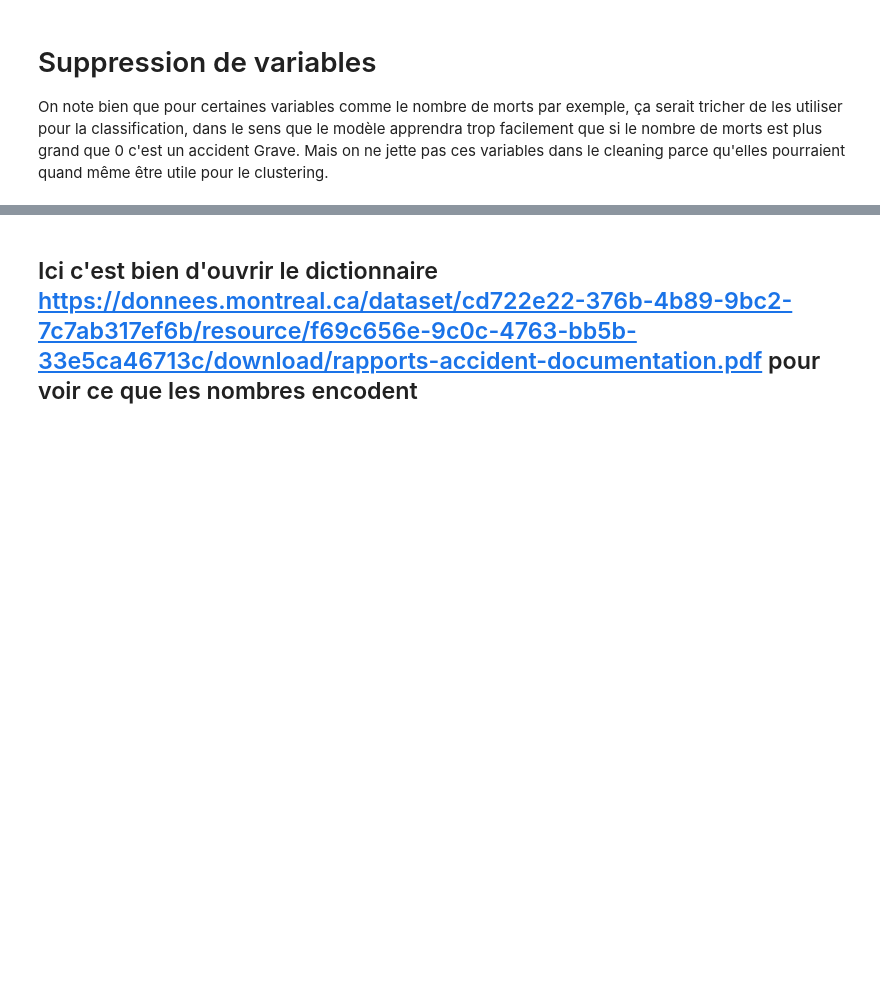
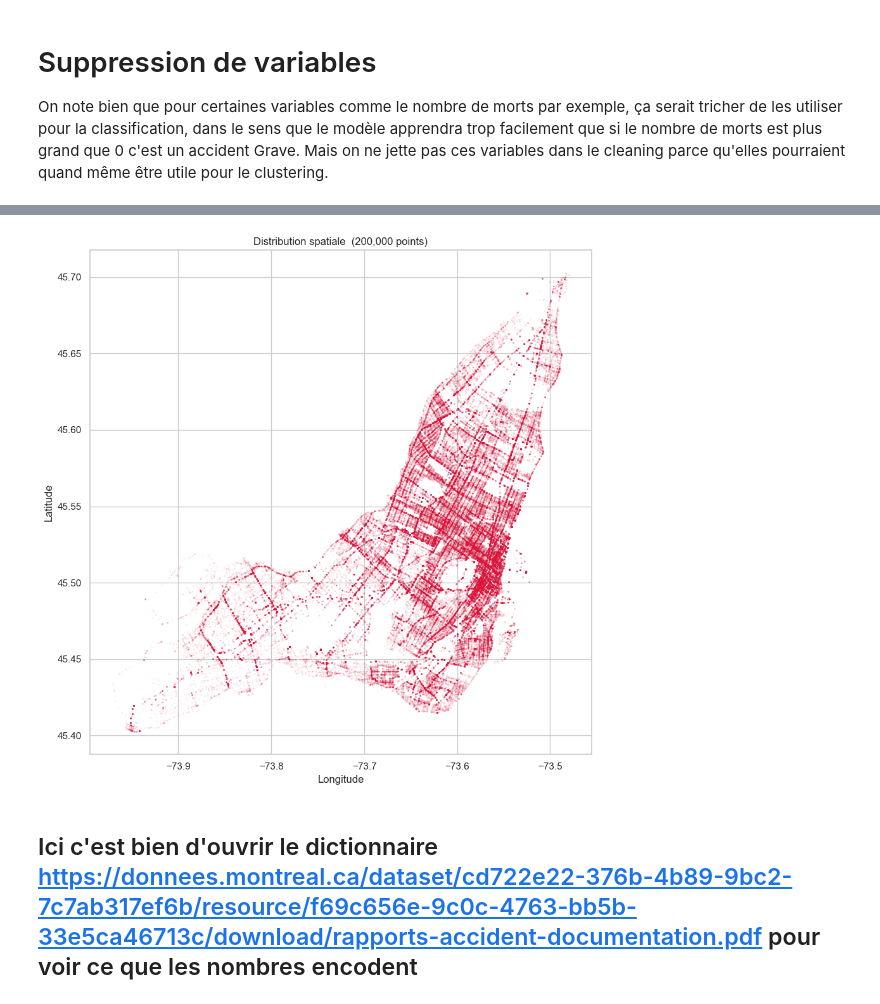
Before and after one commit to pierre-emery/classification_accidents, a Jupyter notebook: notebooks/data_cleaning.ipynb, the cells around one changed output, grey strips where cells are left out. Drawn from its saved outputs; the diff is of its cells as text; code cells hidden in the pictures; blank space fills up the shorter version.

```diff
--- a/notebooks/data_cleaning.ipynb
+++ b/notebooks/data_cleaning.ipynb
@@ -105,13 +164,15 @@ plt.show()
 # %%
 sample = df.sample(min(200_000, len(df)), random_state=42)
 
 fig, ax = plt.subplots(figsize=(9, 9))
 ax.scatter(sample['LOC_LONG'], sample['LOC_LAT'], alpha=0.05, s=1, color='crimson')
-ax.set_title(f'Distribution spatiale après nettoyage ({len(sample):,} points)')
+ax.set_title(f'Distribution spatiale  ({len(sample):,} points)')
 ax.set_xlabel('Longitude')
 ax.set_ylabel('Latitude')
 plt.tight_layout()
 plt.show()
+# %% [output]
+[figure, added]
 # %% [markdown]
 ## Ici c'est bien d'ouvrir le dictionnaire https://donnees.montreal.ca/dataset/cd722e22-376b-4b89-9bc2-7c7ab317ef6b/resource/f69c656e-9c0c-4763-bb5b-33e5ca46713c/download/rapports-accident-documentation.pdf pour voir ce que les nombres encodent
 # %%
```
Also changed, not shown: parts of 10 cells of this notebook, 13 other files.
